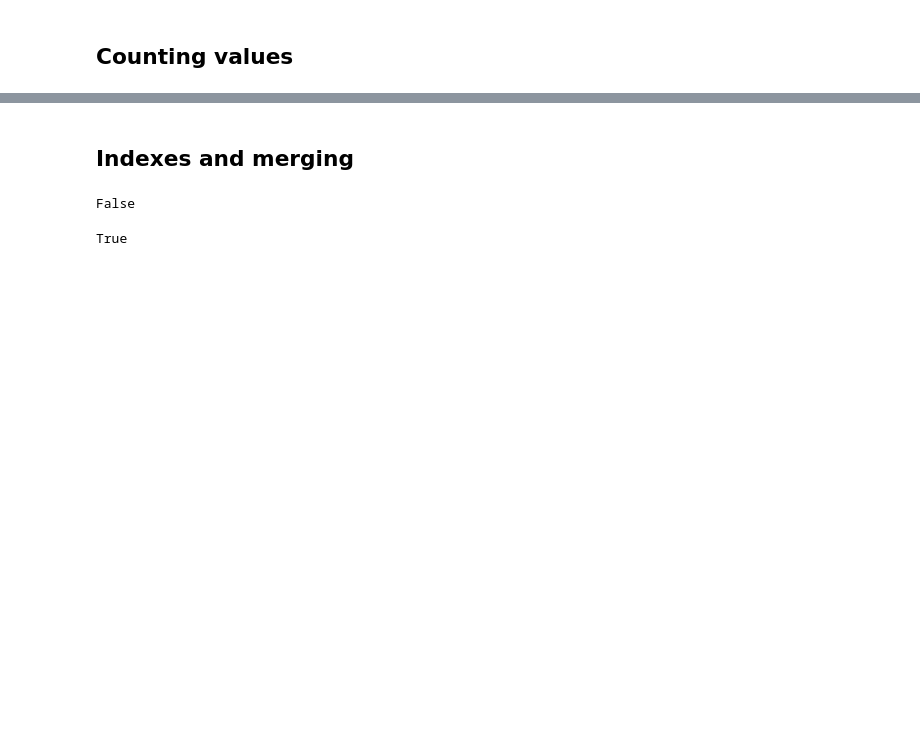
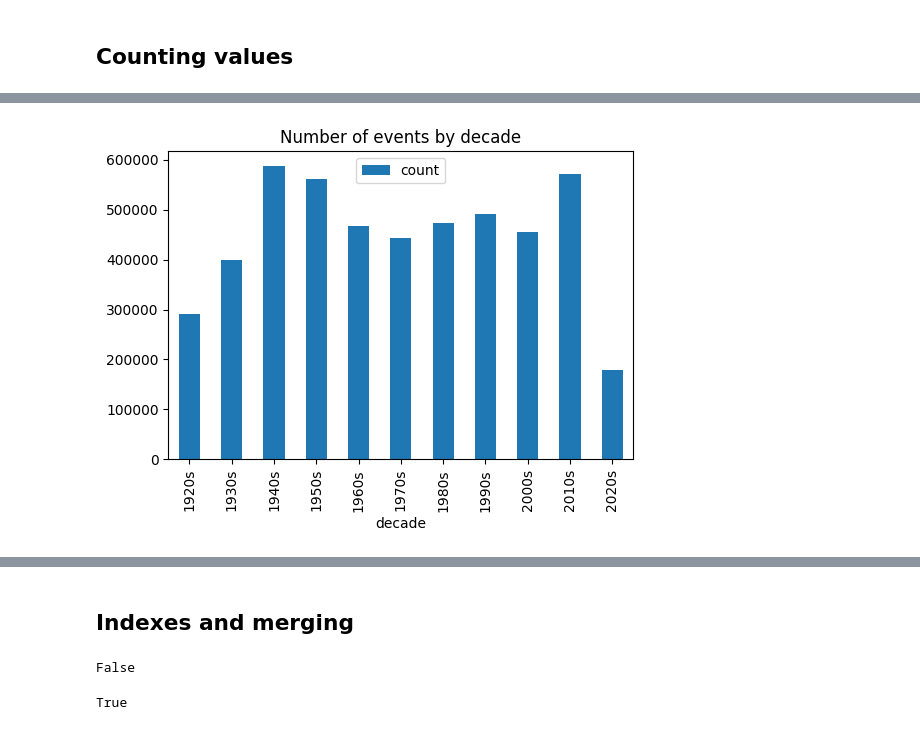
Before and after one commit to mromanello/ADA-UniGe, a Jupyter notebook: notebooks/1.4 Skills Pandas.ipynb, the cells around one changed output, grey strips where cells are left out. Cells and saved outputs as stored; diff of their text form; code cells hidden in the pictures; blank space fills up the shorter version.

```diff
--- a/notebooks/1.4 Skills Pandas.ipynb
+++ b/notebooks/1.4 Skills Pandas.ipynb
@@ -507,0 +682,6 @@ ax.figure.savefig('../data/textent_plot.png')
+# %%
+ax = df_events_by_decade.plot(kind='bar', figsize=(6, 4), title='Number of events by decade')
+ax.figure.savefig('../data/toydf_plot.pdf')
+ax.figure.savefig('../data/toydf_plot.png')
+# %% [output]
+[figure, added]
```
Also changed, not shown: parts of 135 cells of this notebook, 1 other file.
